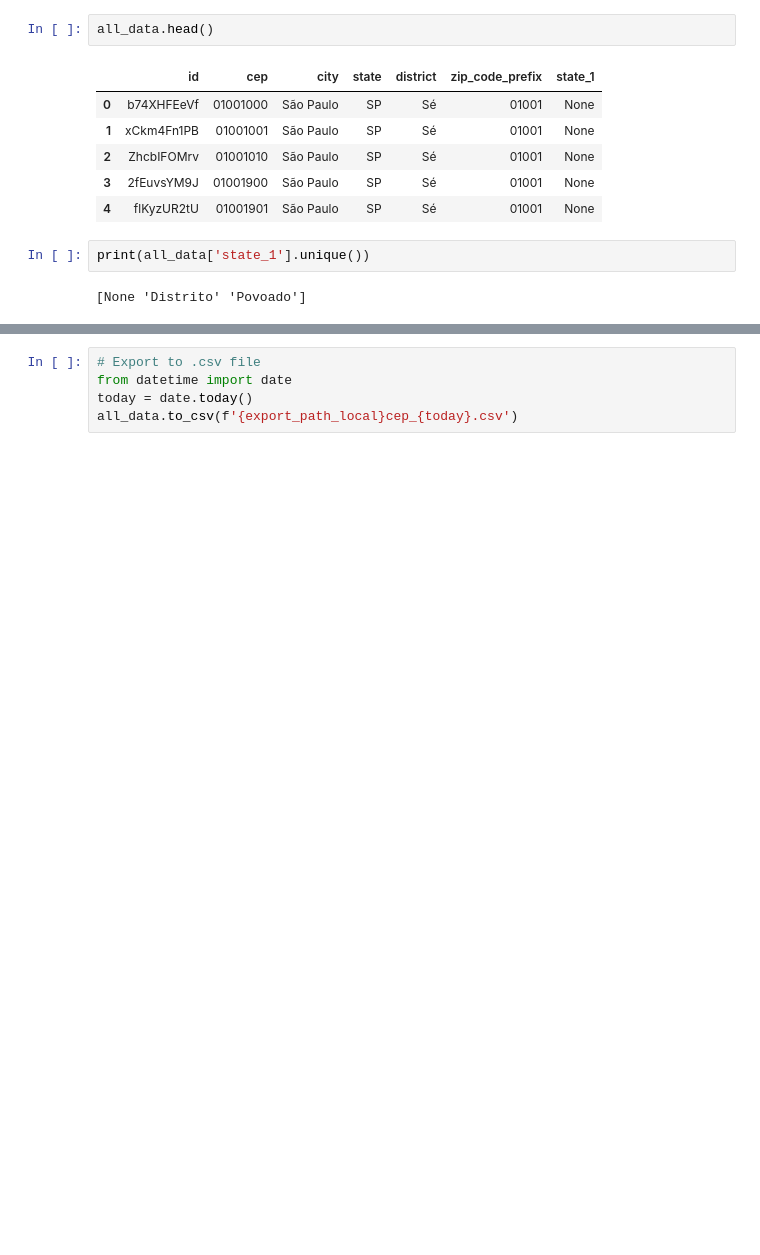
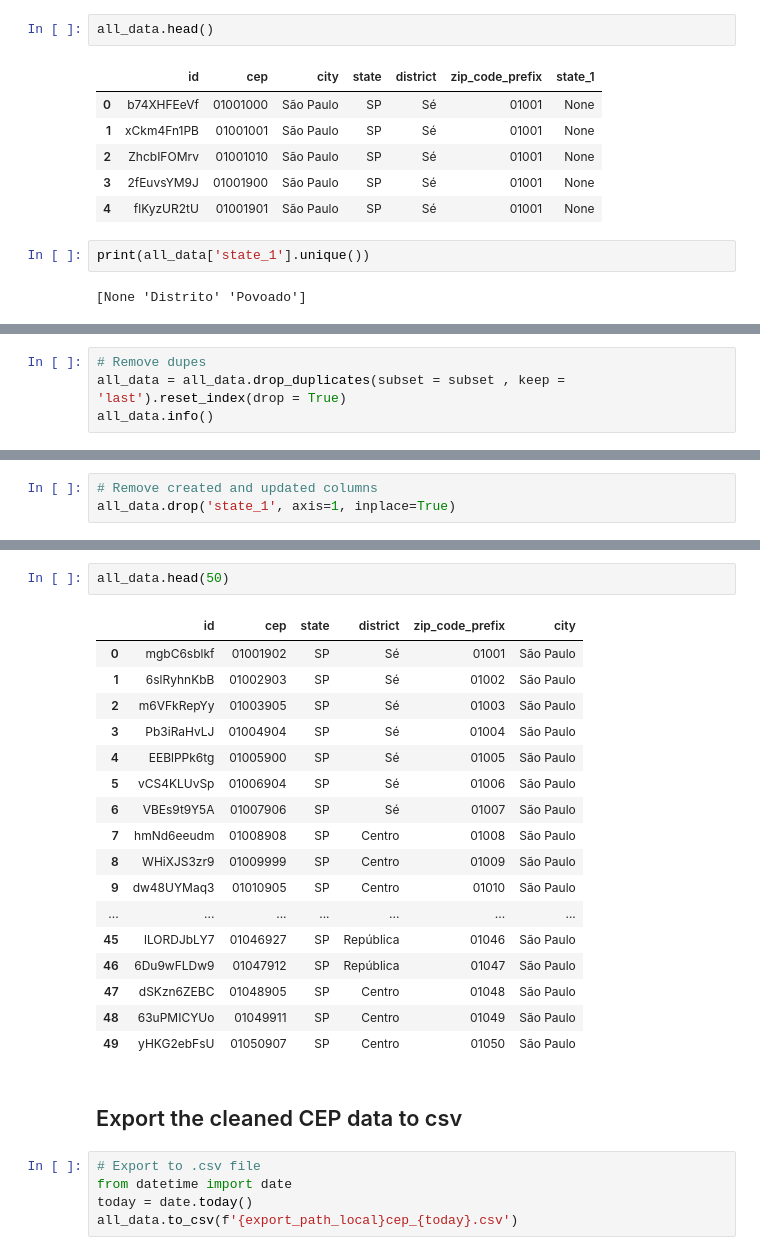
Before and after one commit to leepiau/jde03_olist, a Jupyter notebook: brazil_cep.ipynb, the cells around one changed output, grey strips where cells are left out. Drawn from its saved outputs; the diff is of its cells as text; blank space fills up the shorter version.

```diff
--- a/brazil_cep.ipynb
+++ b/brazil_cep.ipynb
@@ -234,0 +430,4 @@ print(all_data['state_1'].unique())
+# %%
+# Remove dupes
+all_data = all_data.drop_duplicates(subset = subset , keep = 'last').reset_index(drop = True)
+all_data.info()
@@ -234,0 +457,3 @@ print(all_data['state_1'].unique())
+# %%
+# Remove created and updated columns
+all_data.drop('state_1', axis=1, inplace=True)
@@ -235,3 +469,25 @@ print(all_data['state_1'].unique())
+# %%
+all_data.head(50)
+# %% [output]
+|  | id | cep | state | district | zip_code_prefix | city |
+| 0 | mgbC6sblkf | 01001902 | SP | Sé | 01001 | São Paulo |
+| 1 | 6slRyhnKbB | 01002903 | SP | Sé | 01002 | São Paulo |
+| 2 | m6VFkRepYy | 01003905 | SP | Sé | 01003 | São Paulo |
+| 3 | Pb3iRaHvLJ | 01004904 | SP | Sé | 01004 | São Paulo |
+| 4 | EEBlPPk6tg | 01005900 | SP | Sé | 01005 | São Paulo |
+| 5 | vCS4KLUvSp | 01006904 | SP | Sé | 01006 | São Paulo |
+| 6 | VBEs9t9Y5A | 01007906 | SP | Sé | 01007 | São Paulo |
+| 7 | hmNd6eeudm | 01008908 | SP | Centro | 01008 | São Paulo |
+| 8 | WHiXJS3zr9 | 01009999 | SP | Centro | 01009 | São Paulo |
+| 9 | dw48UYMaq3 | 01010905 | SP | Centro | 01010 | São Paulo |
+| ... | ... | ... | ... | ... | ... | ... |
+| 45 | lLORDJbLY7 | 01046927 | SP | República | 01046 | São Paulo |
+| 46 | 6Du9wFLDw9 | 01047912 | SP | República | 01047 | São Paulo |
+| 47 | dSKzn6ZEBC | 01048905 | SP | Centro | 01048 | São Paulo |
+| 48 | 63uPMICYUo | 01049911 | SP | Centro | 01049 | São Paulo |
+| 49 | yHKG2ebFsU | 01050907 | SP | Centro | 01050 | São Paulo |
+# %% [markdown]
+## Export the cleaned CEP data to csv
 # %%
 # Export to .csv file
 from datetime import date
```
Also changed, not shown: parts of 54 cells of this notebook, 1 other file.
